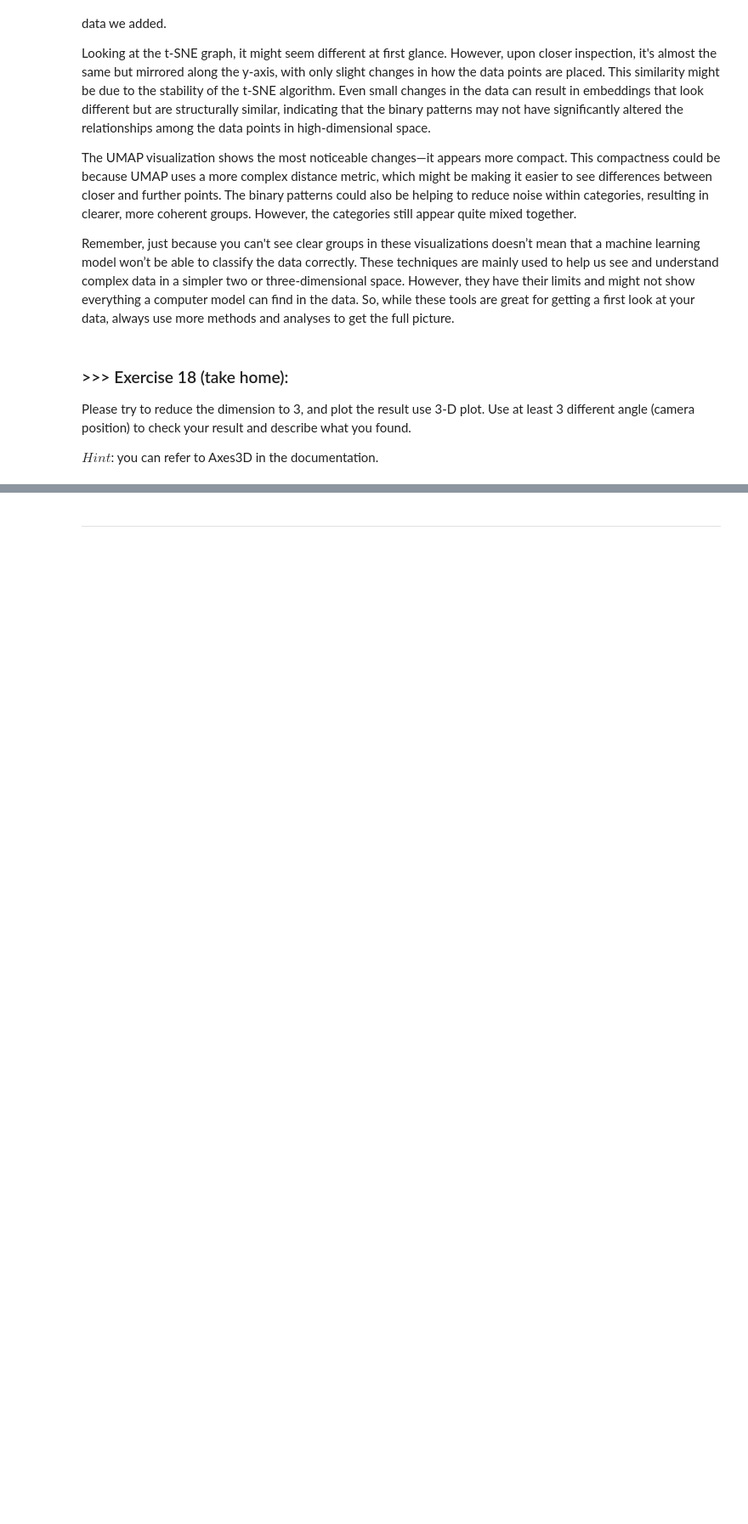
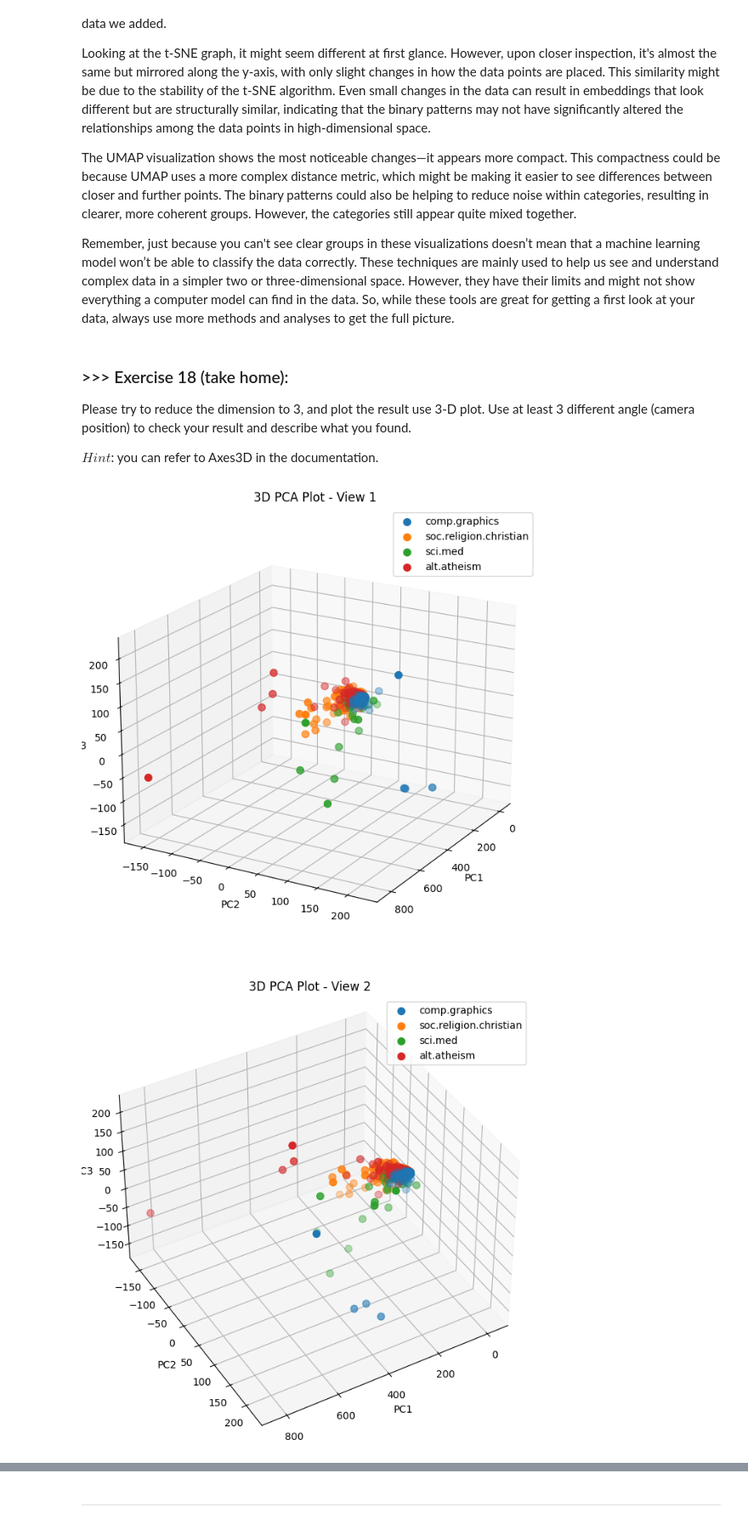
Before and after one commit to tseng0719/DM2025-Lab1-Exercise, a Jupyter notebook: DM2025-Lab1-Master.ipynb, the cells around one changed output, grey strips where cells are left out. Shown at 85% size. Saved outputs shown, nothing was run; the diff lists cells and outputs as text; code cells hidden in the pictures; blank space fills up the shorter version.

```diff
--- a/DM2025-Lab1-Master.ipynb
+++ b/DM2025-Lab1-Master.ipynb
@@ -2155,0 +2413,55 @@ $Hint$: you can refer to Axes3D in the documentation.
+# %%
+import pandas as pd
+import matplotlib.pyplot as plt
+from sklearn.decomposition import PCA
+from mpl_toolkits.mplot3d import Axes3D
+
+# 將資料降到 3 維
+pca = PCA(n_components=3)
+X_reduced = pca.fit_transform(augmented_df)
+
+# 轉成 DataFrame 方便繪圖
+X_3d = pd.DataFrame(X_reduced, columns=['PC1', 'PC2', 'PC3'])
+
+# 類別標籤
+if 'category_name' in X.columns:
+    labels = X['category_name']
+    unique_labels = labels.unique()
+else:
+    labels = None
+    unique_labels = [None]
+
+# 視角列表 (elevation, azimuth)
+angles = [(20, 30), (40, 60), (60, 120)]
+
+# 依序繪製三個視角
+for i, (elev, azim) in enumerate(angles):
+    fig = plt.figure(figsize=(10, 8))
+    ax = fig.add_subplot(111, projection='3d')
+
+    if labels is not None:
+        for label in unique_labels:
+            idx = labels == label
+            ax.scatter(
+                X_3d.loc[idx, 'PC1'],
+                X_3d.loc[idx, 'PC2'],
+                X_3d.loc[idx, 'PC3'],
+                label=label,
+                s=50
+            )
+        ax.legend()
+    else:
+        ax.scatter(X_3d['PC1'], X_3d['PC2'], X_3d['PC3'], s=50)
+
+    ax.set_xlabel('PC1')
+    ax.set_ylabel('PC2')
+    ax.set_zlabel('PC3')
+    ax.set_title(f'3D PCA Plot - View {i+1}')
+
+    # 設定視角
+    ax.view_init(elev=elev, azim=azim)
+
+    plt.show()
+# %% [output]
+[figure, added]
+[figure, added]
```
Also changed, not shown: parts of 53 cells of this notebook, 11 other files.
